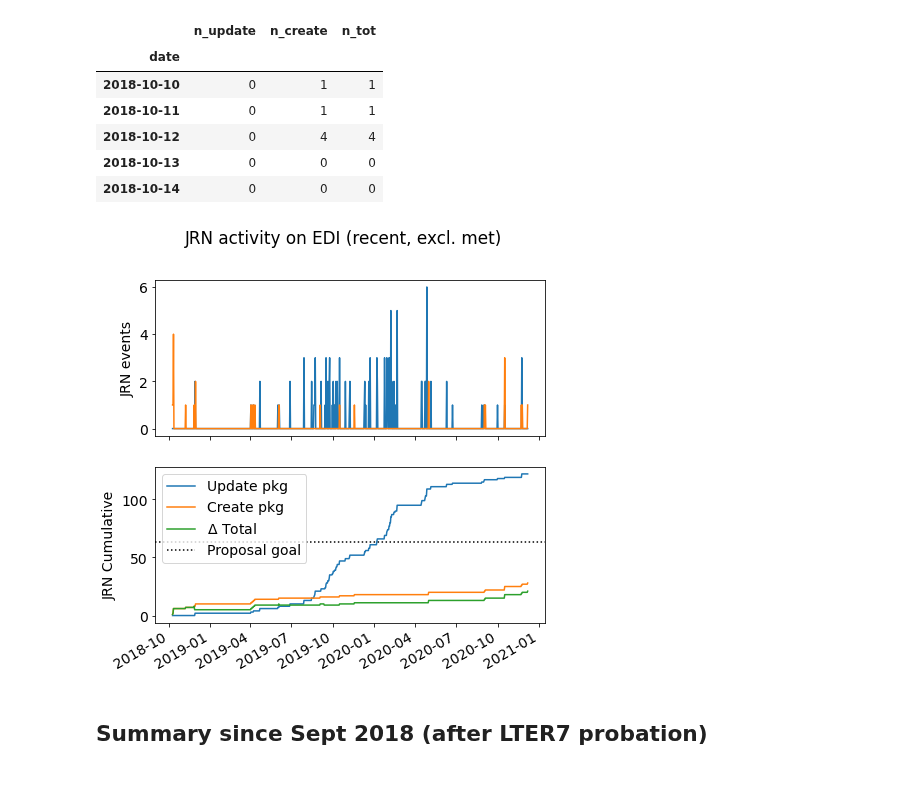
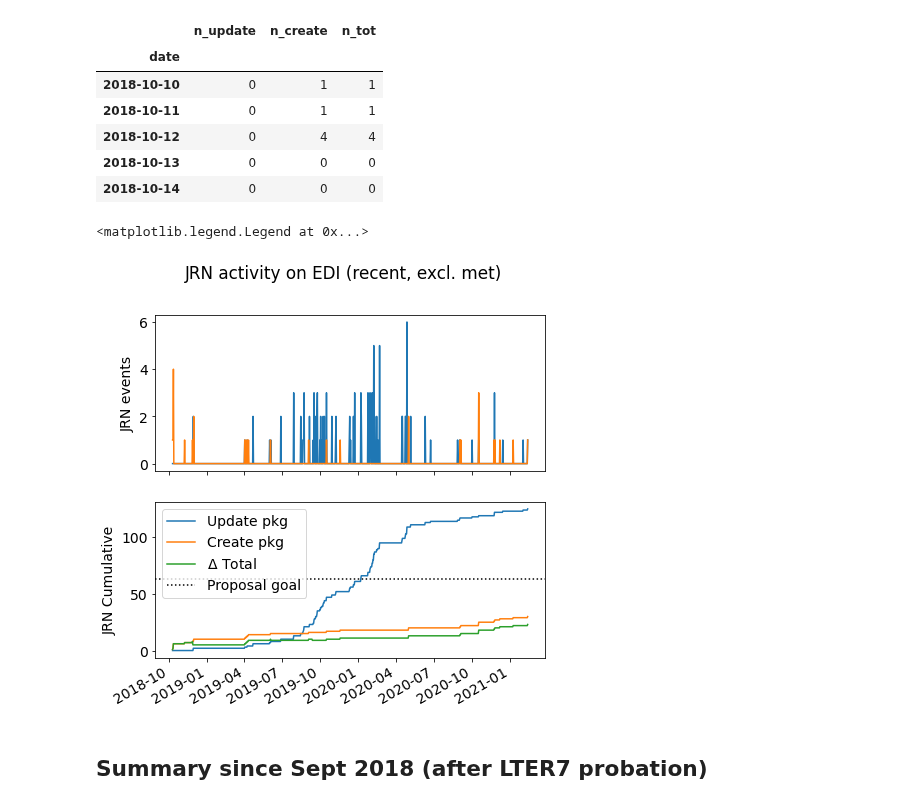
Before and after one commit to jornada-im/diagnostics, a Jupyter notebook: JRN-EDI-diagnostics.ipynb, the cells around one changed output. Saved outputs shown, nothing was run; the diff lists cells and outputs as text; code cells hidden in the pictures.

```diff
--- a/JRN-EDI-diagnostics.ipynb
+++ b/JRN-EDI-diagnostics.ipynb
@@ -288,0 +56,4 @@ df.head()
+# %%
+# Add method count columns
+df = dia.get_counts(df)
+df.head()
@@ -289,10 +67,5 @@ df.head()
 # %%
-# There are duplicate deletions (9 at last count)
-df_dd = df.drop_duplicates()
-n_dupdeletes = df.shape[0] - df_dd.shape[0]
-df = df_dd
 # Count deleted packages
 deleted_pkgs = df.loc[df.action=='deleteDataPackage','pkgid']
-print(df.shape)
-deleted_pkgs
+print(deleted_pkgs)
 # %% [output]
@@ -378,6 +148,7 @@ dEDI.n_tot.sum()
 
 NPP met = 437, CSIS met = 548
 # %%
+df.index = pd.to_datetime(df.date)
 nomet = np.logical_and(df.studyid!='437', df.studyid!='548')
 df.loc[nomet,['n_update', 'n_create', 'n_tot']].resample('D').sum().n_tot.sum()
 # %% [output]
@@ -426,10 +192,8 @@ plt.legend()
 # This is after the LTER probabtion shock and after some big
 # delete operations on EDI
 startdt = "2018-09-05"
-
-rdEDI_nomet = df.loc[np.logical_and(nomet, df.index > startdt),
-                         ['n_update', 'n_create', 'n_tot']].resample('D').sum()
-rdEDI_nomet.head()
+daily_r_nomet = dia.counts_to_daily(df.loc[np.logical_and(nomet, df.index > startdt),:])
+daily_r_nomet.head()
 # %% [output]
 |  | n_update | n_create | n_tot |
 | date |  |  |  |
@@ -441,27 +205,28 @@ rdEDI_nomet.head()
 # %%
 # Recent plot:
 fig, ax = plt.subplots(nrows=2, ncols=1, figsize=(7, 7), sharex=True)
 
-ax[0].plot(rdEDI_nomet.index, rdEDI_nomet.n_update, label='Update pkg')
-ax[0].plot(rdEDI_nomet.index, rdEDI_nomet.n_create, label='Create pkg')
+ax[0].plot(daily_r_nomet.index, daily_r_nomet.n_update, label='Update pkg')
+ax[0].plot(daily_r_nomet.index, daily_r_nomet.n_create, label='Create pkg')
 ax[0].set_ylabel('JRN events')
 
-ax[1].plot(rdEDI_nomet.index, rdEDI_nomet.n_update.cumsum(), label='Update pkg')
-ax[1].plot(rdEDI_nomet.index, rdEDI_nomet.n_create.cumsum(), label='Create pkg')
-ax[1].plot(rdEDI_nomet.index, rdEDI_nomet.n_tot.cumsum(), label='$\Delta$ Total')
+ax[1].plot(daily_r_nomet.index, daily_r_nomet.n_update.cumsum(), label='Update pkg')
+ax[1].plot(daily_r_nomet.index, daily_r_nomet.n_create.cumsum(), label='Create pkg')
+ax[1].plot(daily_r_nomet.index, daily_r_nomet.n_tot.cumsum(), label='$\Delta$ Total')
 ax[1].axhline(y=63, xmin=0, xmax=1, ls=':', lw=1.5, color='k',
              label='Proposal goal')
 
 plt.ylabel('JRN Cumulative')
 fig.autofmt_xdate()
 plt.suptitle('JRN activity on EDI (recent, excl. met)')
 plt.legend()
 
-fig.savefig(os.path.expanduser(
-    "/Users/gmaurer/GD_gmaurer.jrn.lter/IM/figures/JRN_EDI_recNoMet_{0}.png".format(now)),
-            dpi=150)
+#fig.savefig(os.path.expanduser(
+#    "/Users/gmaurer/GD_gmaurer.jrn.lter/IM/figures/JRN_EDI_recNoMet_{0}.png".format(now)),
+#            dpi=150)
 # %% [output]
+<matplotlib.legend.Legend at 0x...>
-[figure, old version]
+[figure, new version]
 # %% [markdown]
 ## Summary since Sept 2018 (after LTER7 probation)
 # %%
```
Also changed, not shown: parts of 53 cells of this notebook, 5 other files.
